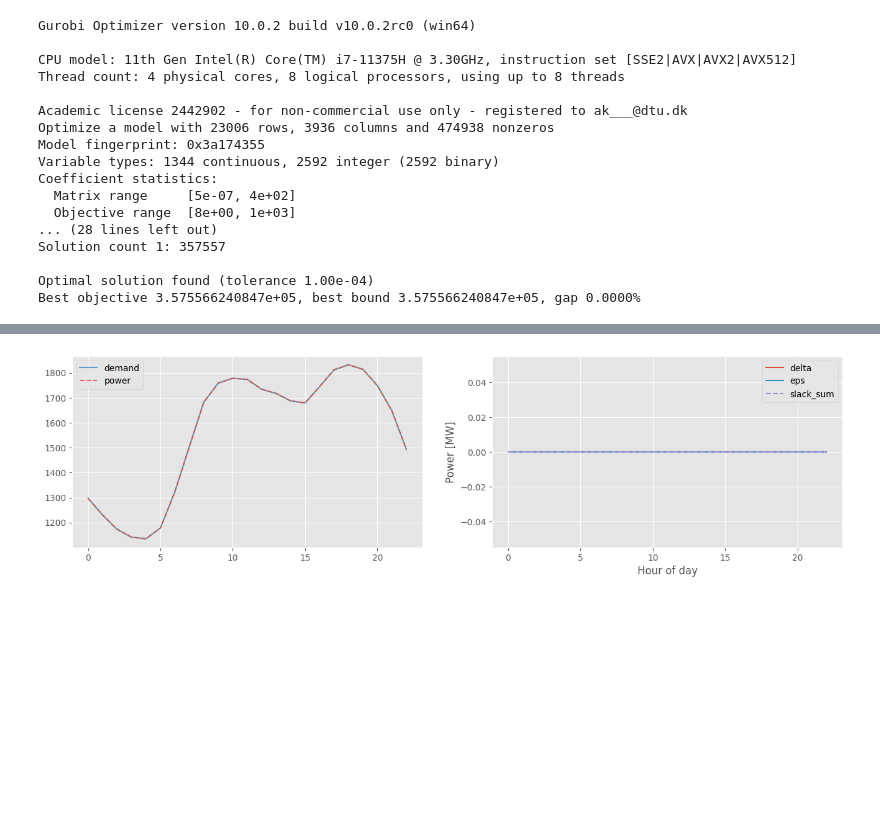
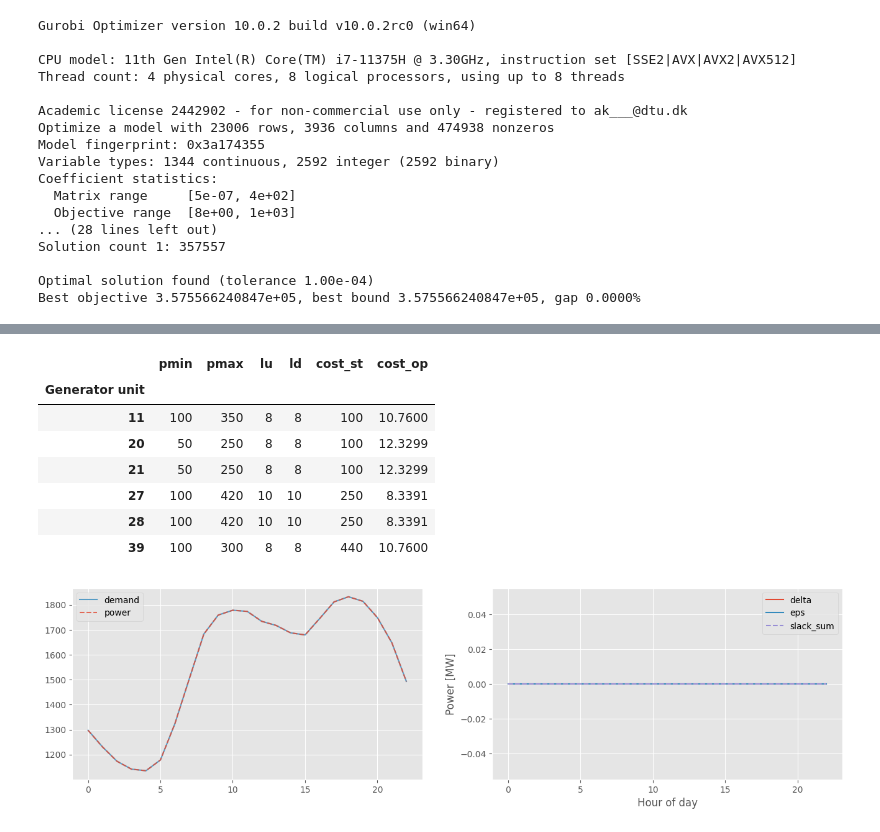
Before and after one commit to albertkjoller/ml-energy-systems, a Jupyter notebook: src/assignment3/notebooks/explainer_notebook_albert2.ipynb, the cells around one changed output, grey strips where cells are left out. Saved outputs shown, nothing was run; the diff lists cells and outputs as text; code cells hidden in the pictures; blank space fills up the shorter version.

```diff
--- a/src/assignment3/notebooks/explainer_notebook.ipynb
+++ b/src/assignment3/notebooks/explainer_notebook_albert2.ipynb
@@ -309,3 +373,19 @@ plt.show()
+# %%
+temp_                   = pmin.iloc[active_].reset_index().merge(pmax.iloc[active_].reset_index(), on='index').reset_index(drop=True)
+temp_                   = pd.concat([temp_, UT.iloc[active_].reset_index(drop=True), DT.iloc[active_].reset_index(drop=True)], axis=1)
+temp_                   = pd.concat([temp_, c_st.iloc[active_].reset_index(drop=True), c_op.iloc[active_].reset_index(drop=True)], axis=1)
+temp_['Generator unit'] = temp_['index'] + 1
+temp_                   = temp_.set_index('Generator unit').drop('index', axis=1)
+temp_
+# %% [output]
+|  | pmin | pmax | lu | ld | cost_st | cost_op |
+| Generator unit |  |  |  |  |  |  |
+| 11 | 100 | 350 | 8 | 8 | 100 | 10.7600 |
+| 20 | 50 | 250 | 8 | 8 | 100 | 12.3299 |
+| 21 | 50 | 250 | 8 | 8 | 100 | 12.3299 |
+| 27 | 100 | 420 | 10 | 10 | 250 | 8.3391 |
+| 28 | 100 | 420 | 10 | 10 | 250 | 8.3391 |
+| 39 | 100 | 300 | 8 | 8 | 440 | 10.7600 |
 # %%
 fig, axs = plt.subplots(1, 2, figsize=(16, 4))
 power_balance[:-1].plot(y=['demand'], color='C1', ls='-', alpha=0.8, ax=axs[0])
```
Also changed, not shown: parts of 4 cells of this notebook, 2 other files.
